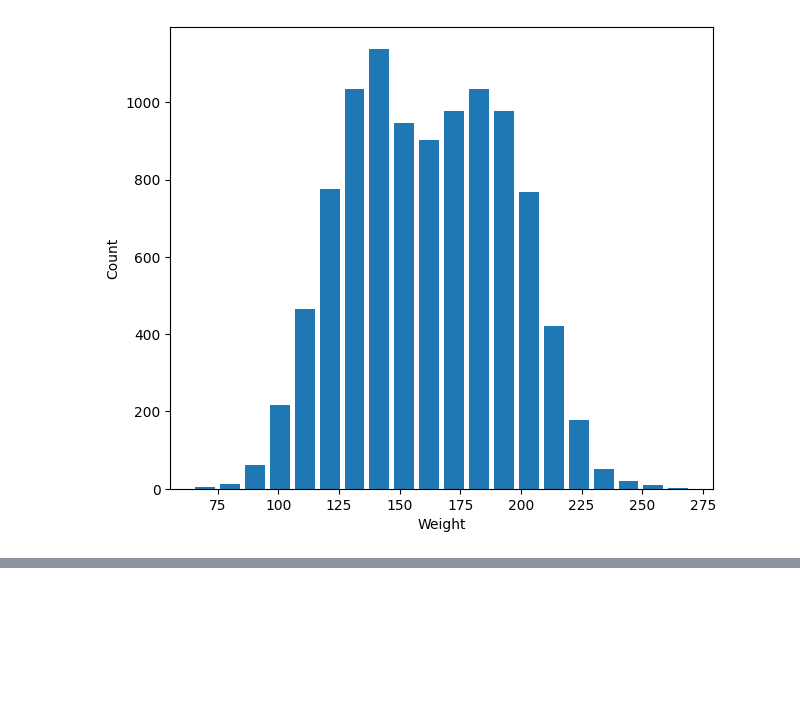
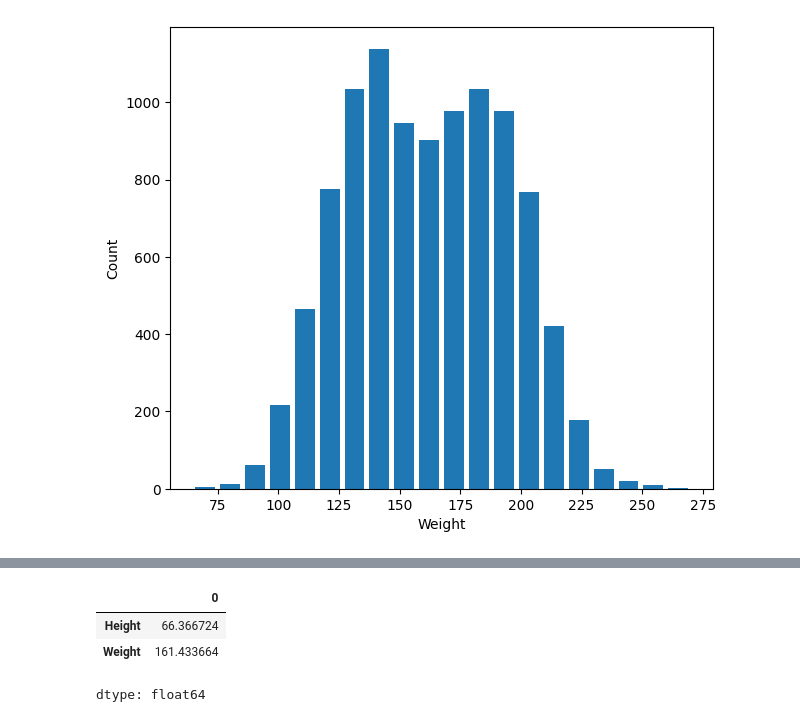
Before and after one commit to MDAnsaar25/Height-and-Weight-Prediction-of-Students, a Jupyter notebook: Height_and_Weight_Prediction.ipynb, the cells around one changed output, grey strips where cells are left out. Saved outputs shown, nothing was run; the diff lists cells and outputs as text; code cells hidden in the pictures; blank space fills up the shorter version.

```diff
--- a/Height_and_Weight_Prediction.ipynb
+++ b/Height_and_Weight_Prediction.ipynb
@@ -89,0 +99,7 @@ Text(0, 0.5, 'Count')
+# %%
+df.mean()
+# %% [output]
+|  | 0 |
+| Height | 66.366724 |
+| Weight | 161.433664 |
+dtype: float64
```
Also changed, not shown: parts of 8 cells of this notebook.
